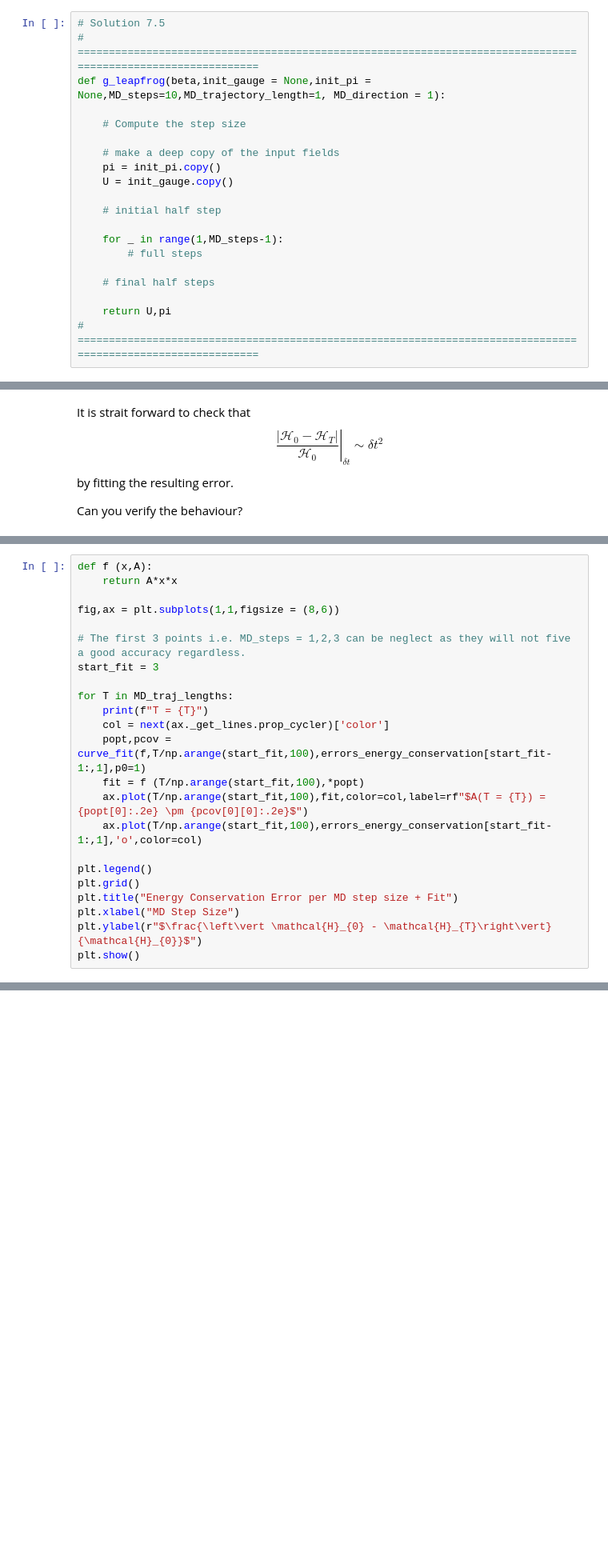
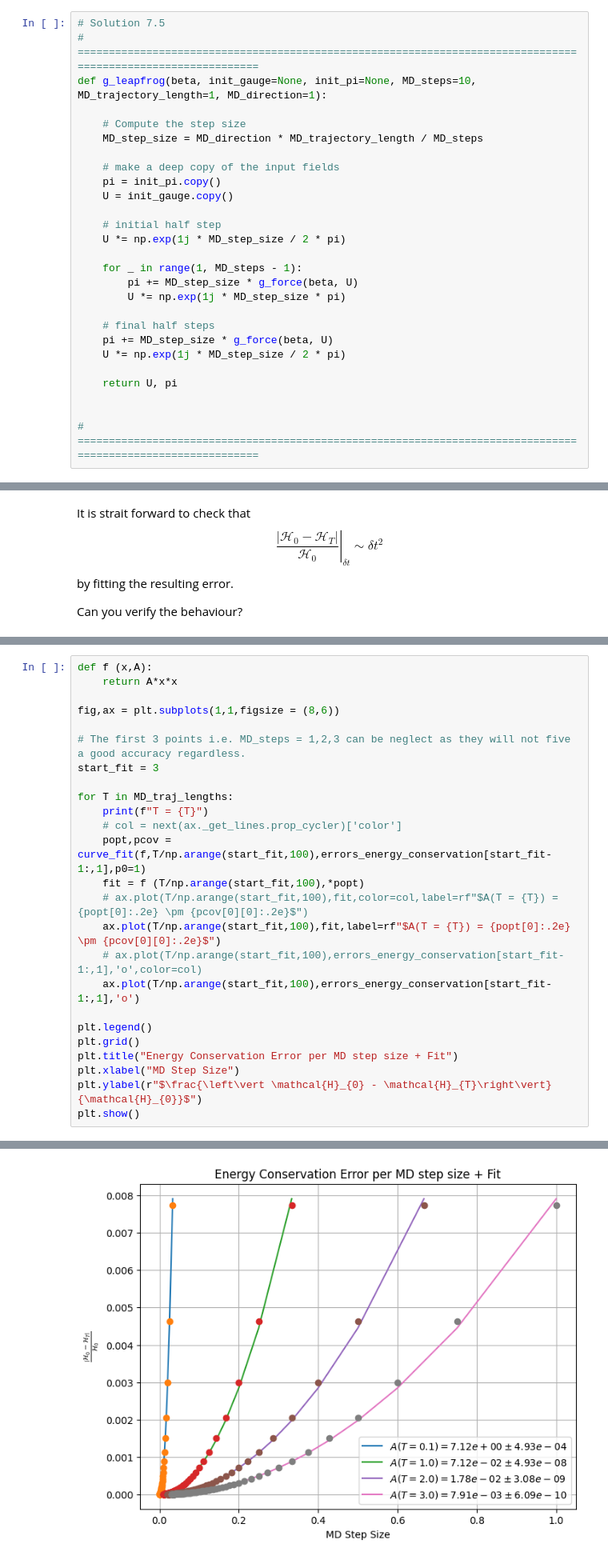
Before and after one commit to rojinaks/ComputationalPhysics, a Jupyter notebook: Exercise_7/Exercise7_new.ipynb, the cells around one changed output, grey strips where cells are left out. Shown at 80% size. Cells and saved outputs as stored; diff of their text form; blank space fills up the shorter version.

```diff
--- a/Exercise_7/Exercise7_new.ipynb
+++ b/Exercise_7/Exercise7_new.ipynb
@@ -392,22 +430,29 @@ Implement the algorithm you just derived
 # %%
 # Solution 7.5
 # =============================================================================================================
-def g_leapfrog(beta,init_gauge = None,init_pi = None,MD_steps=10,MD_trajectory_length=1, MD_direction = 1):
+def g_leapfrog(beta, init_gauge=None, init_pi=None, MD_steps=10, MD_trajectory_length=1, MD_direction=1):
 
     # Compute the step size
+    MD_step_size = MD_direction * MD_trajectory_length / MD_steps
 
     # make a deep copy of the input fields
     pi = init_pi.copy()
     U = init_gauge.copy()
 
     # initial half step
+    U *= np.exp(1j * MD_step_size / 2 * pi)
 
-    for _ in range(1,MD_steps-1):
-        # full steps
+    for _ in range(1, MD_steps - 1):
+        pi += MD_step_size * g_force(beta, U)
+        U *= np.exp(1j * MD_step_size * pi)
 
     # final half steps
+    pi += MD_step_size * g_force(beta, U)
+    U *= np.exp(1j * MD_step_size / 2 * pi)
 
-    return U,pi
+    return U, pi
+
+
 # =============================================================================================================
 # %%
 # Test your code here:
@@ -522,11 +577,13 @@ start_fit = 3
 
 for T in MD_traj_lengths:
     print(f"T = {T}")
-    col = next(ax._get_lines.prop_cycler)['color']
+    # col = next(ax._get_lines.prop_cycler)['color']
     popt,pcov = curve_fit(f,T/np.arange(start_fit,100),errors_energy_conservation[start_fit-1:,1],p0=1)
     fit = f (T/np.arange(start_fit,100),*popt)
-    ax.plot(T/np.arange(start_fit,100),fit,color=col,label=rf"$A(T = {T}) = {popt[0]:.2e} \pm {pcov[0][0]:.2e}$")
-    ax.plot(T/np.arange(start_fit,100),errors_energy_conservation[start_fit-1:,1],'o',color=col)
+    # ax.plot(T/np.arange(start_fit,100),fit,color=col,label=rf"$A(T = {T}) = {popt[0]:.2e} \pm {pcov[0][0]:.2e}$")
+    ax.plot(T/np.arange(start_fit,100),fit,label=rf"$A(T = {T}) = {popt[0]:.2e} \pm {pcov[0][0]:.2e}$")
+    # ax.plot(T/np.arange(start_fit,100),errors_energy_conservation[start_fit-1:,1],'o',color=col)
+    ax.plot(T/np.arange(start_fit,100),errors_energy_conservation[start_fit-1:,1],'o')
 
 plt.legend()
 plt.grid()
@@ -534,3 +591,4 @@ plt.title("Energy Conservation Error per MD step size + Fit")
 plt.xlabel("MD Step Size")
 plt.ylabel(r"$\frac{\left\vert \mathcal{H}_{0} - \mathcal{H}_{T}\right\vert}{\mathcal{H}_{0}}$")
 plt.show()
+# %% [output]
@@ -537,3 +599,4 @@ plt.show()
+[figure, added]
 # %% [markdown]
 ##### Exercise 7.6
 
```
Also changed, not shown: parts of 10 cells of this notebook, 1 other file.
